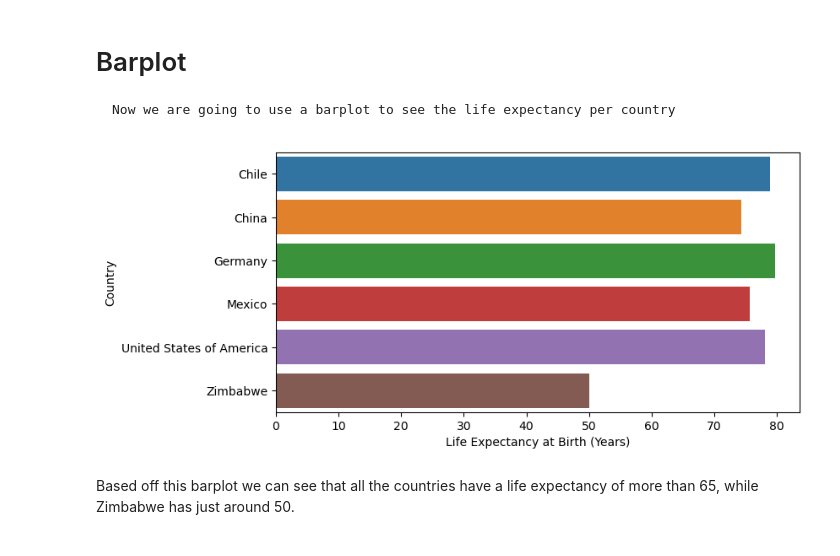
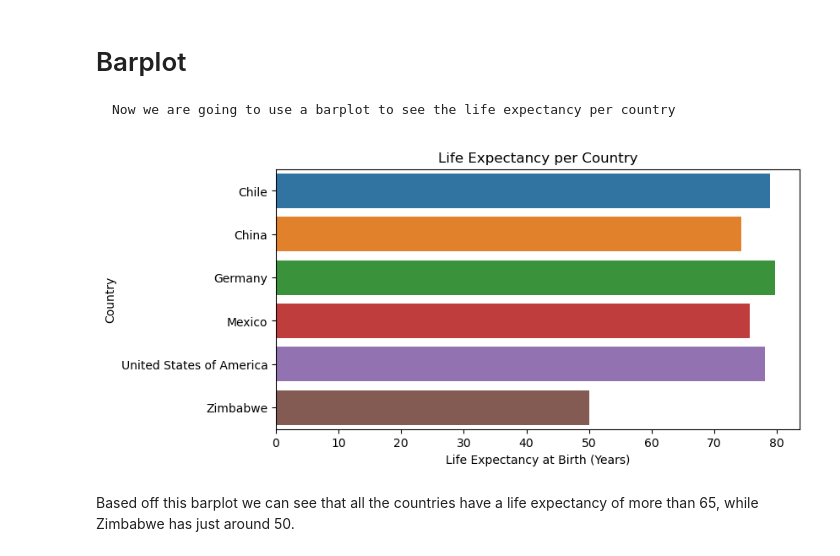
Before and after one commit to nlicari1/Portfolio-Projects, a Jupyter notebook: GDP_life_expectancy/life_expectancy_gdp.ipynb, the cells around one changed output. Drawn from its saved outputs; the diff is of its cells as text; code cells hidden in the pictures.

Commit message:
gives titles to bar charts

```diff
--- a/GDP_life_expectancy/life_expectancy_gdp.ipynb
+++ b/GDP_life_expectancy/life_expectancy_gdp.ipynb
@@ -69,10 +69,11 @@ print(df_mean)
 # %%
 plt.figure(figsize=(8,4))
 sns.barplot(x= 'LEBY', y = 'Country', data=df_mean)
 plt.xlabel('Life Expectancy at Birth (Years)')
+plt.title('Life Expectancy per Country')
 plt.show()
 # %% [output]
-[figure, old version]
+[figure, new version]
 # %% [markdown]
 Based off this barplot we can see that all the countries have a life expectancy of more than 65, while Zimbabwe has just around 50.
 # %% [markdown]
```
Also changed, not shown: parts of 1 cell of this notebook.
